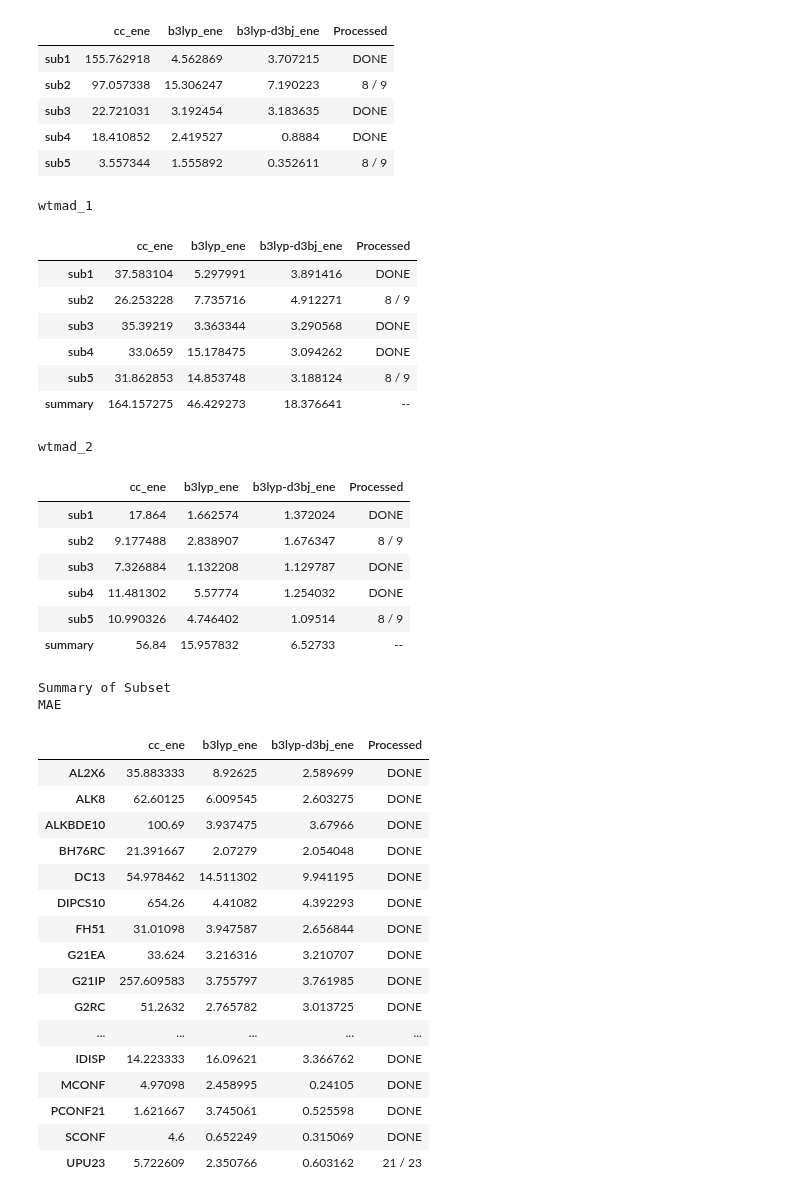
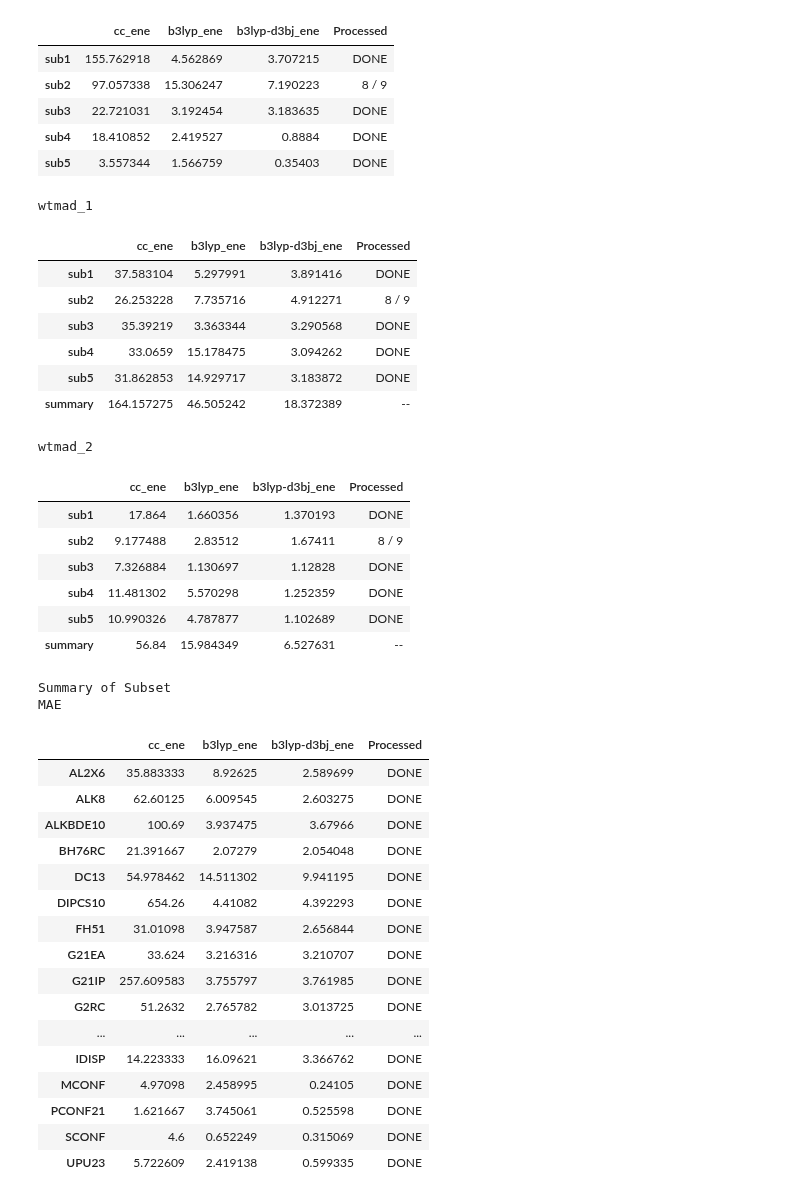
Before and after one commit to chem12346789/cc2cc, a Jupyter notebook: jupyter-notebook/hkqai_dft_gmktn55.ipynb, the cells around one changed output. Drawn from its saved outputs; the diff is of its cells as text; code cells hidden in the pictures.

```diff
--- a/jupyter-notebook/hkqai_dft_gmktn55.ipynb
+++ b/jupyter-notebook/hkqai_dft_gmktn55.ipynb
@@ -9,9 +9,7 @@ import numpy as np
 date = datetime.now().strftime("%Y-%m-%d")
 
 verbose = 2
-with open(
-    "/home/chenzihao/workspace/cc2cc_test5/jupyter-notebook/new_dataset/gmtkn-def2.json"
-) as f:
+with open("/home/chenzihao/workspace/cc2cc_test5/cc2cc/utils/gmtkn-def2.json") as f:
     json_data = json.load(f)
 
 dft_type_list = ["cc_ene", "b3lyp_ene", "b3lyp-d3bj_ene"]
@@ -282,26 +280,26 @@ Mean absolute deviation for b3lyp-d3bj_ene: 0.0380 kcal/mol
 MAE
 |  | cc_ene | b3lyp_ene | b3lyp-d3bj_ene | Processed |
 | sub1 | 155.762918 | 4.562869 | 3.707215 | DONE |
 | sub2 | 97.057338 | 15.306247 | 7.190223 | 8 / 9 |
 | sub3 | 22.721031 | 3.192454 | 3.183635 | DONE |
 | sub4 | 18.410852 | 2.419527 | 0.8884 | DONE |
-| sub5 | 3.557344 | 1.555892 | 0.352611 | 8 / 9 |
+| sub5 | 3.557344 | 1.566759 | 0.35403 | DONE |
 wtmad_1
 |  | cc_ene | b3lyp_ene | b3lyp-d3bj_ene | Processed |
 | sub1 | 37.583104 | 5.297991 | 3.891416 | DONE |
 | sub2 | 26.253228 | 7.735716 | 4.912271 | 8 / 9 |
 | sub3 | 35.39219 | 3.363344 | 3.290568 | DONE |
 | sub4 | 33.0659 | 15.178475 | 3.094262 | DONE |
-| sub5 | 31.862853 | 14.853748 | 3.188124 | 8 / 9 |
-| summary | 164.157275 | 46.429273 | 18.376641 | -- |
+| sub5 | 31.862853 | 14.929717 | 3.183872 | DONE |
+| summary | 164.157275 | 46.505242 | 18.372389 | -- |
 wtmad_2
 |  | cc_ene | b3lyp_ene | b3lyp-d3bj_ene | Processed |
-| sub1 | 17.864 | 1.662574 | 1.372024 | DONE |
-| sub2 | 9.177488 | 2.838907 | 1.676347 | 8 / 9 |
-| sub3 | 7.326884 | 1.132208 | 1.129787 | DONE |
-| sub4 | 11.481302 | 5.57774 | 1.254032 | DONE |
-| sub5 | 10.990326 | 4.746402 | 1.09514 | 8 / 9 |
-| summary | 56.84 | 15.957832 | 6.52733 | -- |
+| sub1 | 17.864 | 1.660356 | 1.370193 | DONE |
+| sub2 | 9.177488 | 2.83512 | 1.67411 | 8 / 9 |
+| sub3 | 7.326884 | 1.130697 | 1.12828 | DONE |
+| sub4 | 11.481302 | 5.570298 | 1.252359 | DONE |
+| sub5 | 10.990326 | 4.787877 | 1.102689 | DONE |
+| summary | 56.84 | 15.984349 | 6.527631 | -- |
 Summary of Subset
 MAE
 |  | cc_ene | b3lyp_ene | b3lyp-d3bj_ene | Processed |
@@ -320,4 +318,4 @@ MAE
 | MCONF | 4.97098 | 2.458995 | 0.24105 | DONE |
 | PCONF21 | 1.621667 | 3.745061 | 0.525598 | DONE |
 | SCONF | 4.6 | 0.652249 | 0.315069 | DONE |
-| UPU23 | 5.722609 | 2.350766 | 0.603162 | 21 / 23 |
+| UPU23 | 5.722609 | 2.419138 | 0.599335 | DONE |
```
Also changed, not shown: parts of 1 cell of this notebook, 5 other files.
